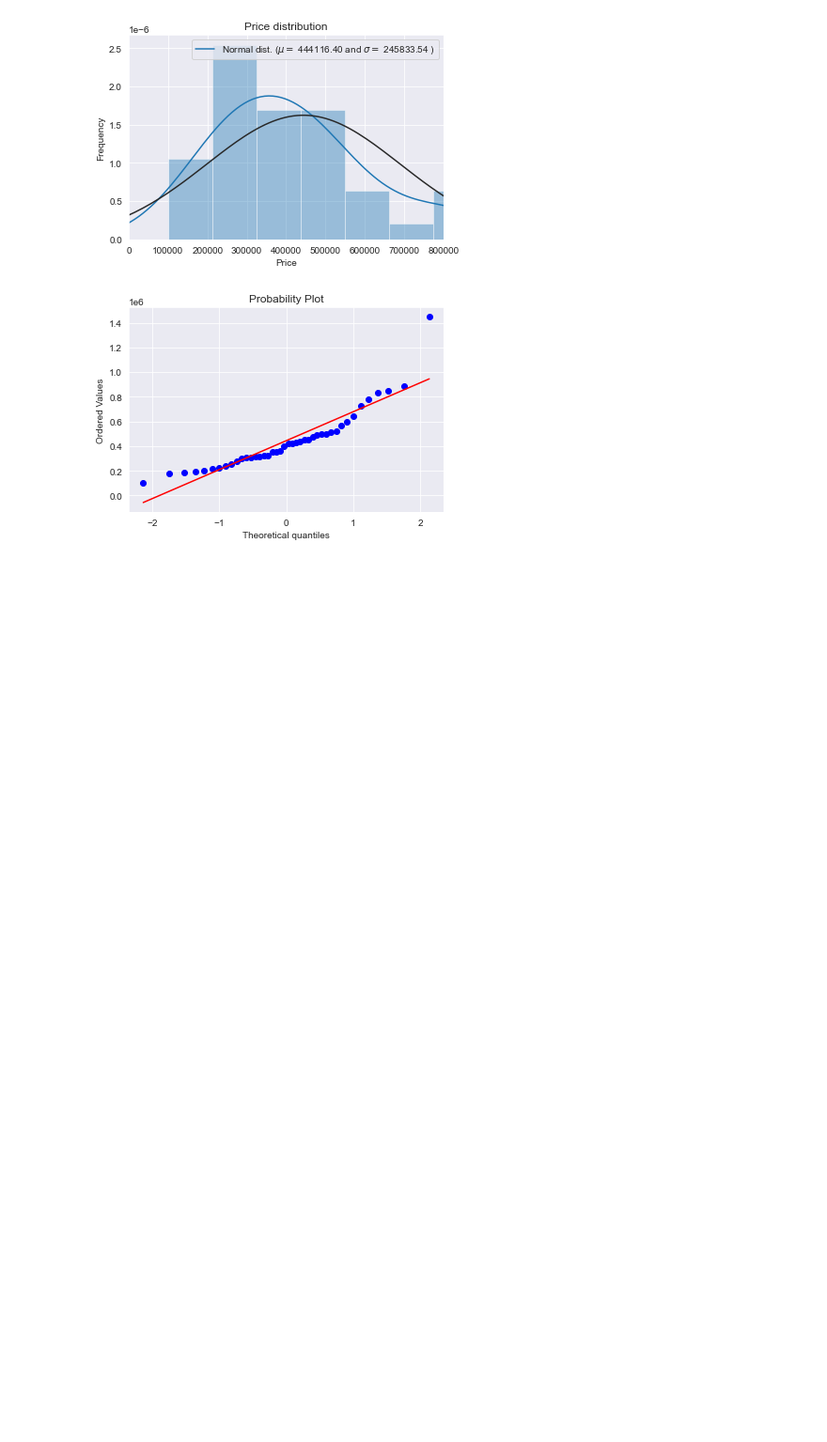
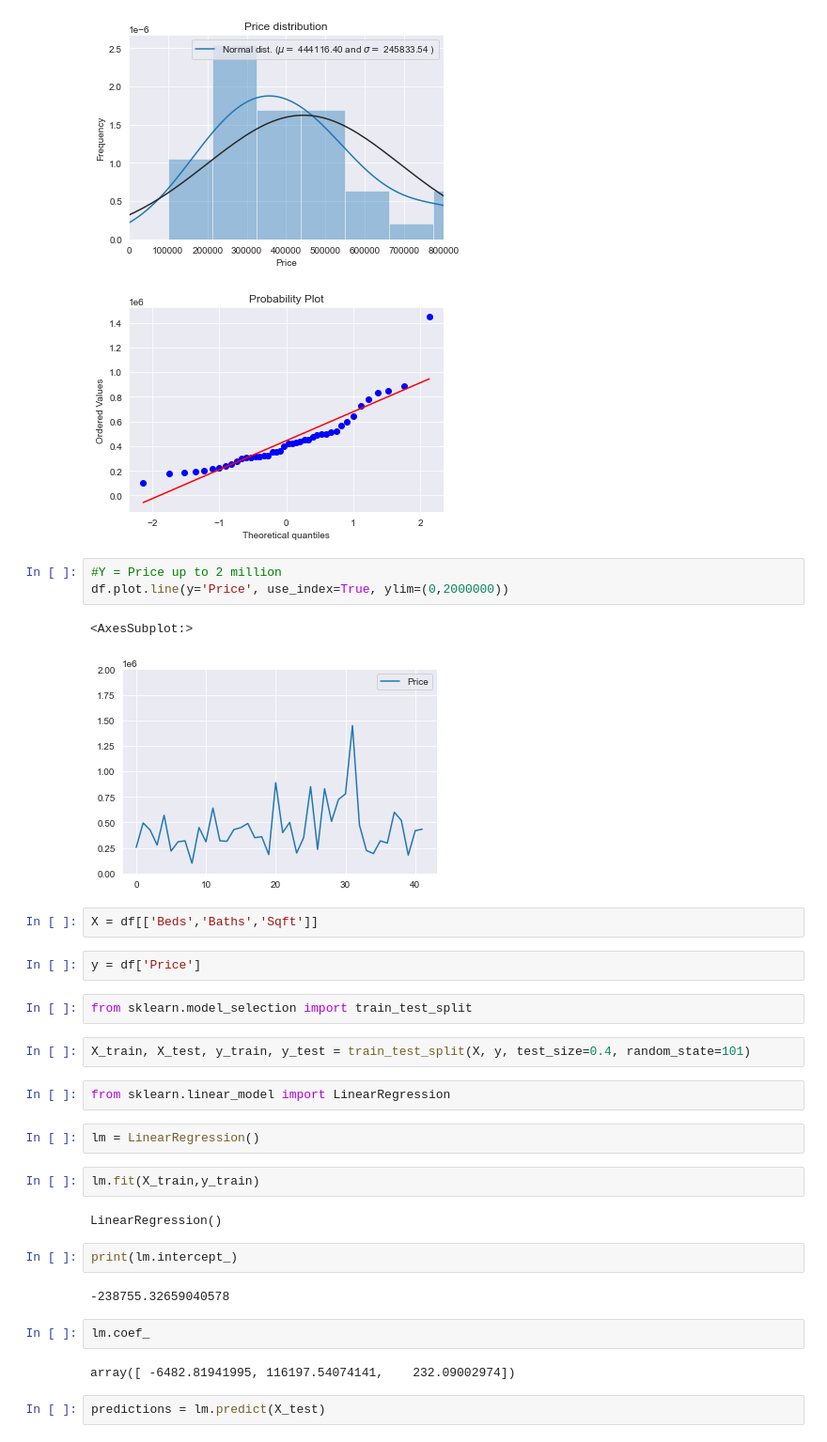
Before and after one commit to marcusdjr/orlando-housing, a Jupyter notebook: models.ipynb, the cells around one changed output. Shown at 94% size. Drawn from its saved outputs; the diff is of its cells as text; blank space fills up the shorter version.

Commit message:
predictions

```diff
--- a/models.ipynb
+++ b/models.ipynb
@@ -140,3 +135,35 @@ plt.show()
  mu = 444116.40 and sigma = 245833.54
 [figure]
 [figure]
+# %%
+#Y = Price up to 2 million
+df.plot.line(y='Price', use_index=True, ylim=(0,2000000))
+# %% [output]
+<AxesSubplot:>
+[figure, added]
+# %%
+X = df[['Beds','Baths','Sqft']]
+# %%
+y = df['Price']
+# %%
+from sklearn.model_selection import train_test_split
+# %%
+X_train, X_test, y_train, y_test = train_test_split(X, y, test_size=0.4, random_state=101)
+# %%
+from sklearn.linear_model import LinearRegression
+# %%
+lm = LinearRegression()
+# %%
+lm.fit(X_train,y_train)
+# %% [output]
+LinearRegression()
+# %%
+print(lm.intercept_)
+# %% [output]
+-238755.32659040578
+# %%
+lm.coef_
+# %% [output]
+array([ -6482.81941995, 116197.54074141,    232.09002974])
+# %%
+predictions = lm.predict(X_test)
```
Also changed, not shown: parts of 4 cells of this notebook.
